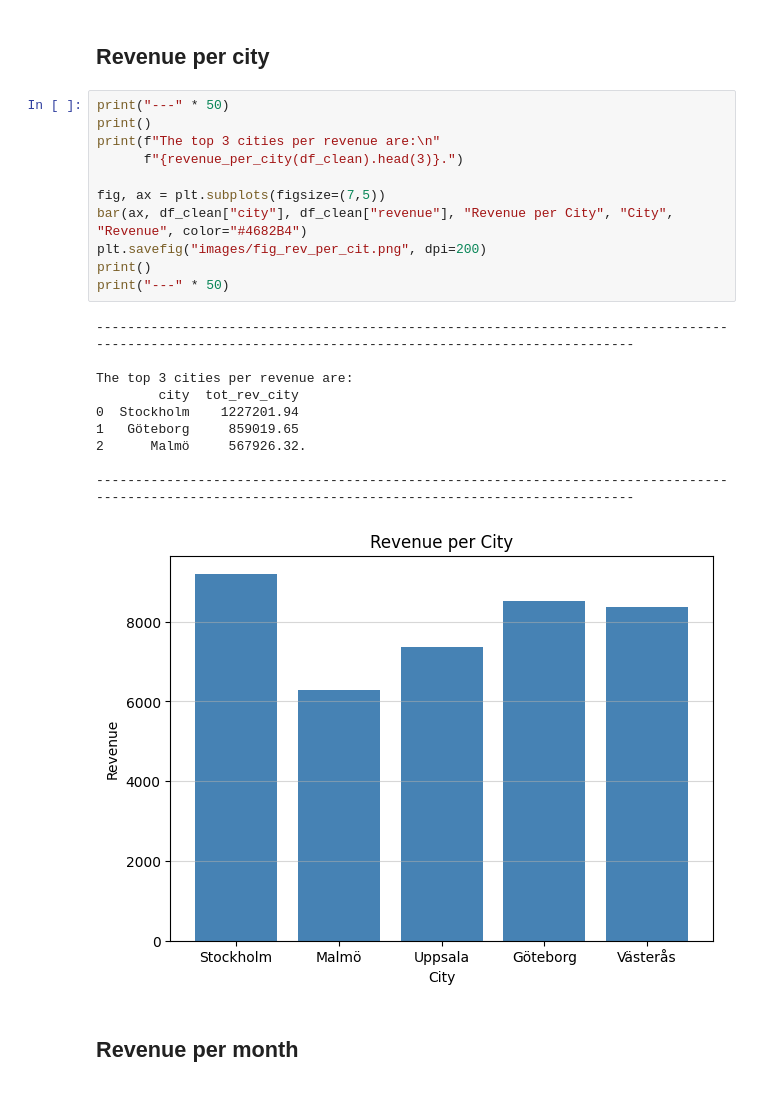
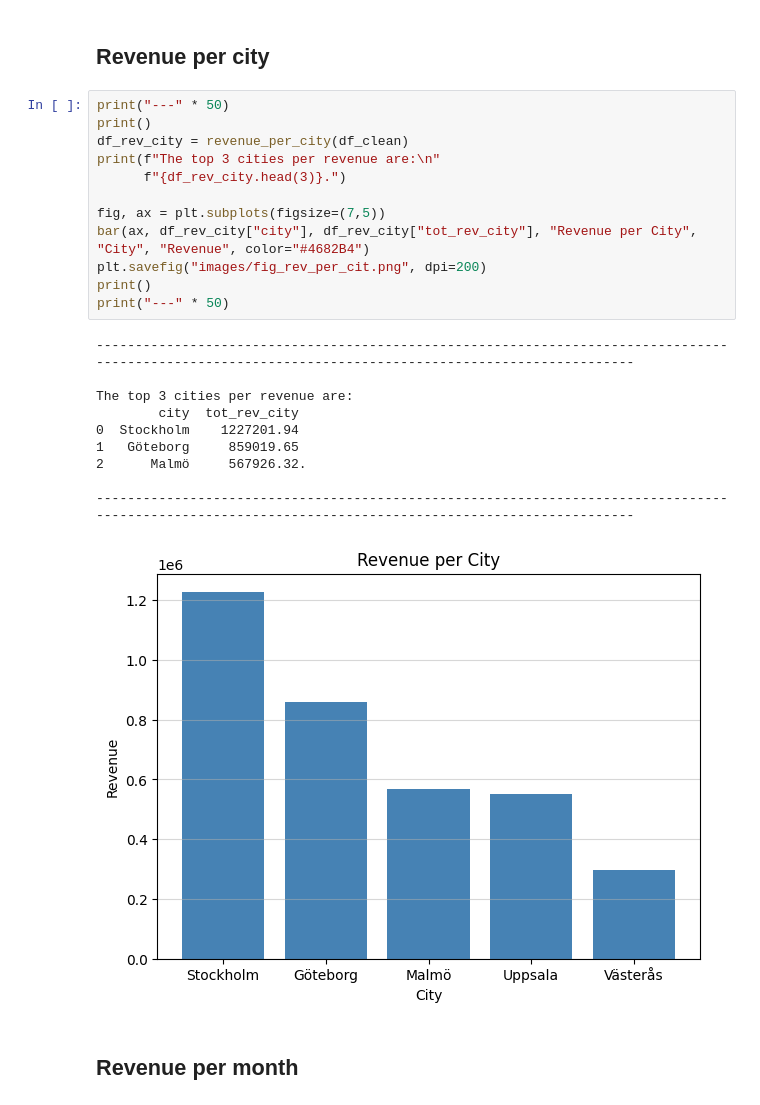
Before and after one commit to IreneGrisenti/E-handel, a Jupyter notebook: report.ipynb, the cells around one changed output. Drawn from its saved outputs; the diff is of its cells as text.

Commit message:
corrected revenue/city

```diff
--- a/report.ipynb
+++ b/report.ipynb
@@ -72,25 +73,26 @@ The top 3 categories per revenue are:
 # %%
 print("---" * 50)
 print()
+df_rev_city = revenue_per_city(df_clean)
 print(f"The top 3 cities per revenue are:\n"
-      f"{revenue_per_city(df_clean).head(3)}.")
+      f"{df_rev_city.head(3)}.")
 
 fig, ax = plt.subplots(figsize=(7,5))
-bar(ax, df_clean["city"], df_clean["revenue"], "Revenue per City", "City", "Revenue", color="#4682B4")
+bar(ax, df_rev_city["city"], df_rev_city["tot_rev_city"], "Revenue per City", "City", "Revenue", color="#4682B4")
 plt.savefig("images/fig_rev_per_cit.png", dpi=200)
 print()
 print("---" * 50)
 # %% [output]
 ------------------------------------------------------------------------------------------------------------------------------------------------------
 
 The top 3 cities per revenue are:
         city  tot_rev_city
 0  Stockholm    1227201.94
 1   Göteborg     859019.65
 2      Malmö     567926.32.
 
 ------------------------------------------------------------------------------------------------------------------------------------------------------
-[figure, old version]
+[figure, new version]
 # %% [markdown]
 ## Revenue per month
 # %%
```
Also changed, not shown: parts of 3 cells of this notebook, 1 other file.
